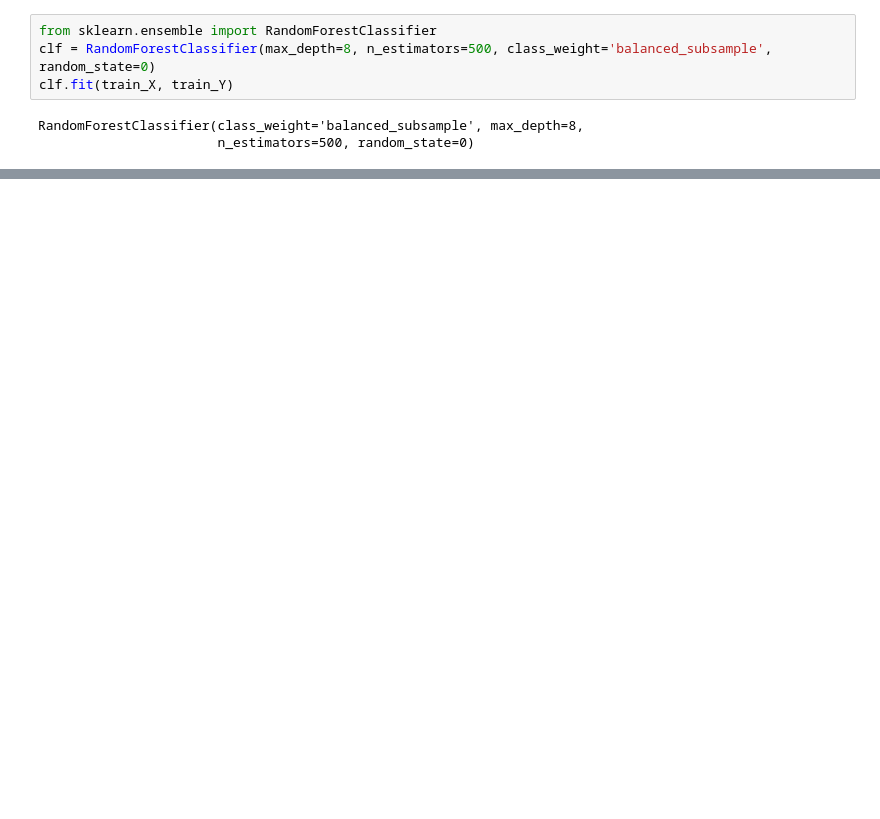
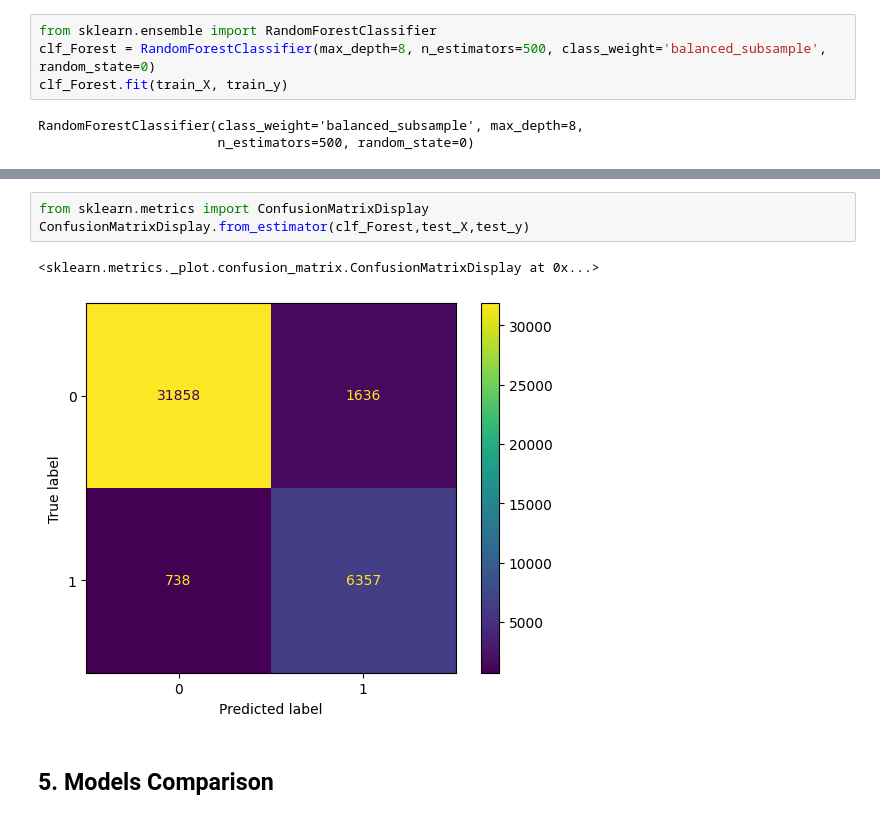
Before and after one commit to LocVu-Tim/COSC2753_A1_s3891483, a Jupyter notebook: notebooks/main.ipynb, the cells around one changed output, grey strips where cells are left out. Cells and saved outputs as stored; diff of their text form; blank space fills up the shorter version.

```diff
--- a/notebooks/main.ipynb
+++ b/notebooks/main.ipynb
@@ -767,7 +787,7 @@ It seems like by using `Decision Tree` increase our `Train` and `Validation` F1-
 # %%
 from sklearn.ensemble import RandomForestClassifier
-clf = RandomForestClassifier(max_depth=8, n_estimators=500, class_weight='balanced_subsample', random_state=0)
-clf.fit(train_X, train_Y)
+clf_Forest = RandomForestClassifier(max_depth=8, n_estimators=500, class_weight='balanced_subsample', random_state=0)
+clf_Forest.fit(train_X, train_y)
 # %% [output]
 RandomForestClassifier(class_weight='balanced_subsample', max_depth=8,
                        n_estimators=500, random_state=0)
@@ -791,0 +845,8 @@ Validation Accuracy score: 0.904
+# %%
+from sklearn.metrics import ConfusionMatrixDisplay
+ConfusionMatrixDisplay.from_estimator(clf_Forest,test_X,test_y)
+# %% [output]
+<sklearn.metrics._plot.confusion_matrix.ConfusionMatrixDisplay at 0x...>
+[figure, added]
+# %% [markdown]
+## 5. Models Comparison
```
Also changed, not shown: parts of 65 cells of this notebook.
